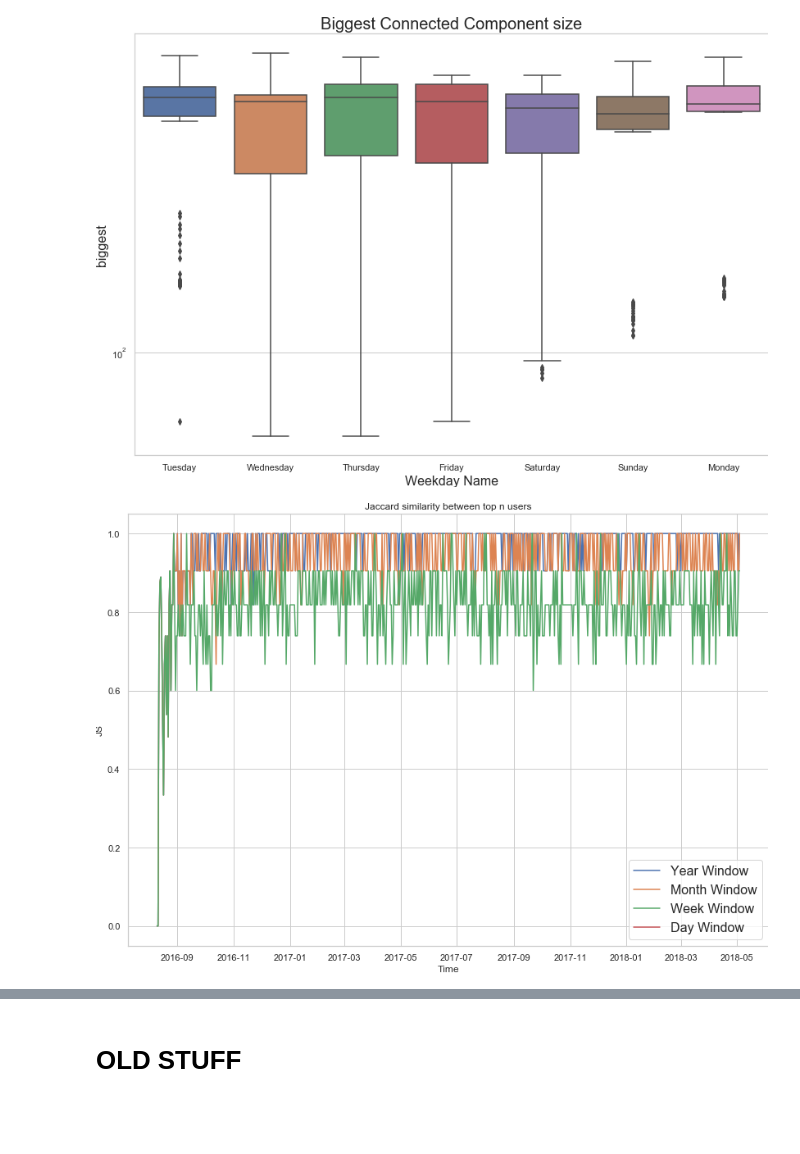
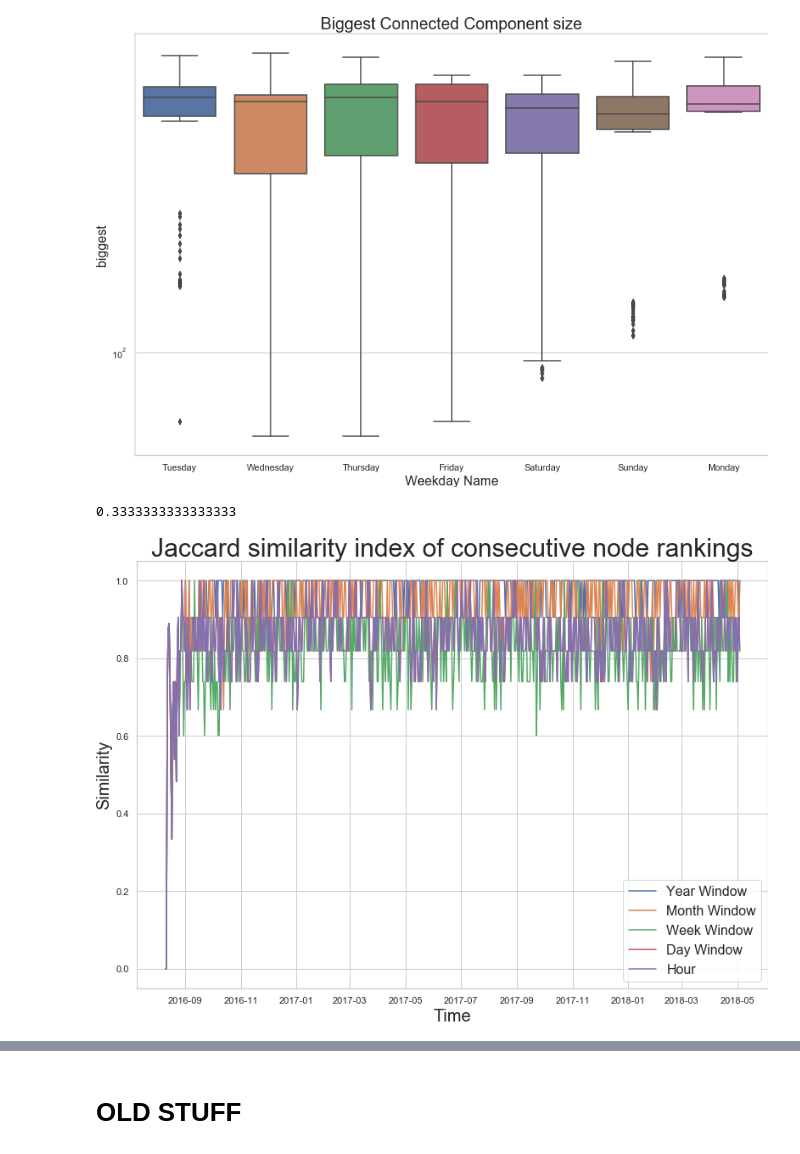
Before and after one commit to miratepuffin/Raphtory-Plots, a Jupyter notebook: Gab Plots.ipynb, the cells around one changed output, grey strips where cells are left out. Drawn from its saved outputs; the diff is of its cells as text; code cells hidden in the pictures; blank space fills up the shorter version.

```diff
--- a/Gab Plots.ipynb
+++ b/Gab Plots.ipynb
@@ -244,50 +249,78 @@ weekly_plot('biggest','Biggest Connected Component size','Weekday Name','Largest
 # %%
 def jaccard_similarity(list1, list2):
     list1, list2 = set(list1), set(list2)
+    min_length = min(len(list1),len(list2))
     intersection_size = len(list1.intersection(list2))
-    union_size = len(list1) + len(list2) - intersection_size
+    union_size=len(list1)+len(list2)-intersection_size
     if union_size==0:
         return 0.0
     else: return intersection_size/union_size
+
+def rank_similarity(list1, list2):
+    min_length = min(len(list1), len(list2))
+    sames = sum([list1[i]==list2[i] for i in range(min_length)])
+    return sames/min_length
+
+print(rank_similarity([1,2,3],[1,3,2]))
+# %% [output]
+0.3333333333333333
 # %%
 def rank_jaccard_plot(x, y, title, scale):
-    windows = [31536000000,2592000000,604800000,86400000]
+    windows = [31536000000,2592000000,604800000,864000000]
     labels = ['Year Window','Month Window','Week Window','Day Window']
     a4_dims = (11.7, 8.27)
     fig, ax = plt.subplots(figsize=a4_dims)
-    plt.title(title)
-    plt.xlabel(x)
-    plt.ylabel(y)
+    plt.title(title, size=30)
+    plt.xlabel(x, size=20)
+    plt.ylabel(y, size=20)
     ax.set_yscale(scale)
 
     with open('degree/degreewindows.json') as json_file:
         degs = json.load(json_file)
         json_file.close()
     degs = pd.DataFrame(degs['views'])
     degs['time'] = pd.to_datetime(degs['time'],unit='ms')
     degs['index'] = pd.to_datetime(degs['time'],unit='ms')
     degs.set_index('index', inplace=True)
 
     index = 0
     for i in windows:
         y = degs[degs['windowsize'] == i]
         y['topusers']= [[] for j in range(len(y))]
         for j in range(len(y)):
             if len(y['bestusers'][j])>0:
                 y['topusers'][j]=pd.DataFrame(y['bestusers'][j])['id']
 
         y['jaccard']= [0.0 for j in range(len(y))]
         y['jaccard'][1:] = [jaccard_similarity(y['topusers'][j], y['topusers'][j-1]) for j in range(1,len(y))]
 
         ax.plot(y['time'],y['jaccard'], label=labels[index])
         index +=1
 
+    #Do the hours window
+    with open('degree/degreehours.json') as json_file:
+        degs = json.load(json_file)
+        json_file.close()
+    degs = pd.DataFrame(degs['views'])
+    degs['time'] = pd.to_datetime(degs['time'],unit='ms')
+    degs['index'] = pd.to_datetime(degs['time'],unit='ms')
+    degs.set_index('index', inplace=True)
+
+    for j in range(len(y)):
+        if len(y['bestusers'][j])>0:
+            y['topusers'][j]=pd.DataFrame(y['bestusers'][j])['id']
+        y['jaccard']= [0.0 for j in range(len(y))]
+        y['jaccard'][1:] = [jaccard_similarity(y['topusers'][j], y['topusers'][j-1]) for j in range(1,len(y))]
+
+    ax.plot(y['time'],y['jaccard'], label= 'Hour')
+
     plt.legend(fontsize=16)
     plt.tight_layout()
+    plt.savefig('graphs/JaccardSimilarity.png')
     plt.show()
 
-rank_jaccard_plot("Time", "JS", "Jaccard similarity between top n users", 'linear')
+rank_jaccard_plot("Time", "Similarity", "Jaccard similarity index of consecutive node rankings", 'linear')
 # %% [output]
-[figure, old version]
+[figure, new version]
 # %%
 def fullPlot(toPlot,title,x,y,scale,start,end):
```
Also changed, not shown: parts of 3 cells of this notebook, 6 other files.
